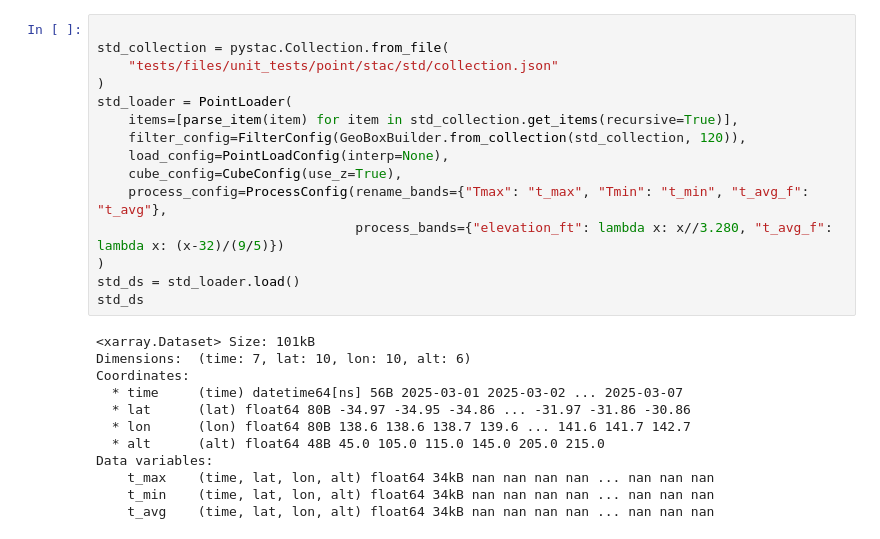
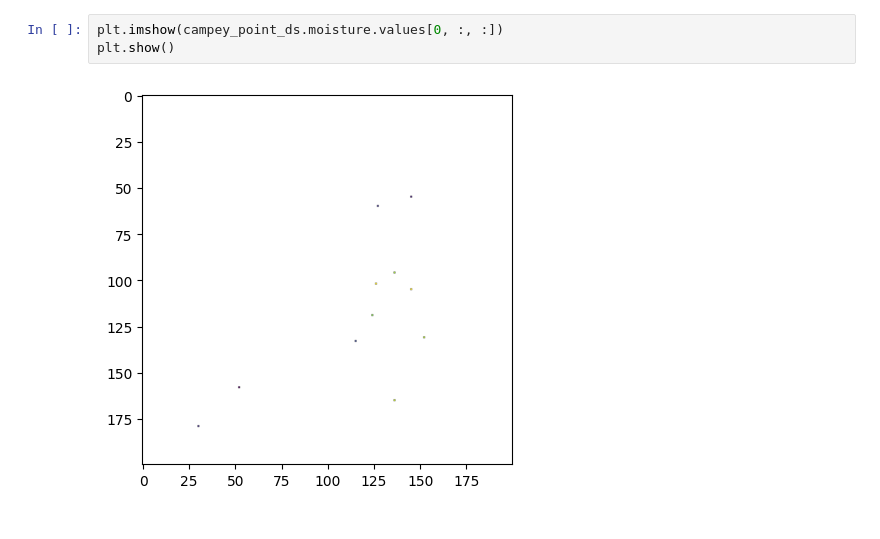
Before and after one commit to aus-plant-phenomics-network/mccn-engine, a Jupyter notebook: point_load.ipynb, the cells around one changed output. Saved outputs shown, nothing was run; the diff lists cells and outputs as text.

```diff
--- a/point_load.ipynb
+++ b/point_load.ipynb
@@ -39,27 +138,5 @@ Data variables:
-# %%
-
-std_collection = pystac.Collection.from_file(
-    "tests/files/unit_tests/point/stac/std/collection.json"
-)
-std_loader = PointLoader(
-    items=[parse_item(item) for item in std_collection.get_items(recursive=True)],
-    filter_config=FilterConfig(GeoBoxBuilder.from_collection(std_collection, 120)),
-    load_config=PointLoadConfig(interp=None),
-    cube_config=CubeConfig(use_z=True),
-    process_config=ProcessConfig(rename_bands={"Tmax": "t_max", "Tmin": "t_min", "t_avg_f": "t_avg"},
-                                 process_bands={"elevation_ft": lambda x: x//3.280, "t_avg_f": lambda x: (x-32)/(9/5)})
-)
-std_ds = std_loader.load()
-std_ds
-# %% [output]
-<xarray.Dataset> Size: 101kB
-Dimensions:  (time: 7, lat: 10, lon: 10, alt: 6)
-Coordinates:
-  * time     (time) datetime64[ns] 56B 2025-03-01 2025-03-02 ... 2025-03-07
-  * lat      (lat) float64 80B -34.97 -34.95 -34.86 ... -31.97 -31.86 -30.86
-  * lon      (lon) float64 80B 138.6 138.6 138.7 139.6 ... 141.6 141.7 142.7
-  * alt      (alt) float64 48B 45.0 105.0 115.0 145.0 205.0 215.0
-Data variables:
-    t_max    (time, lat, lon, alt) float64 34kB nan nan nan nan ... nan nan nan
-    t_min    (time, lat, lon, alt) float64 34kB nan nan nan nan ... nan nan nan
-    t_avg    (time, lat, lon, alt) float64 34kB nan nan nan nan ... nan nan nan
+# %%
+plt.imshow(campey_point_ds.moisture.values[0, :, :])
+plt.show()
+# %% [output]
+[figure, added]
```
Also changed, not shown: parts of 13 cells of this notebook, 36 other files.
